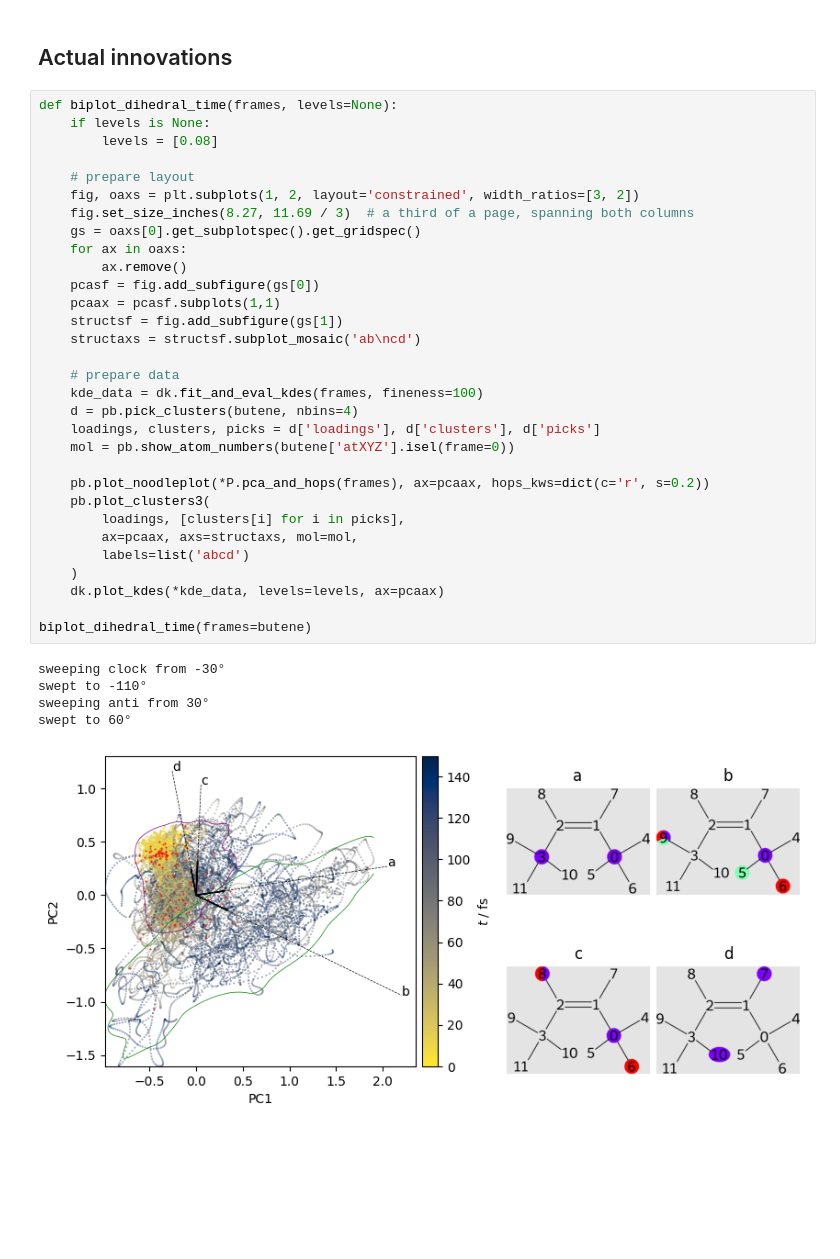
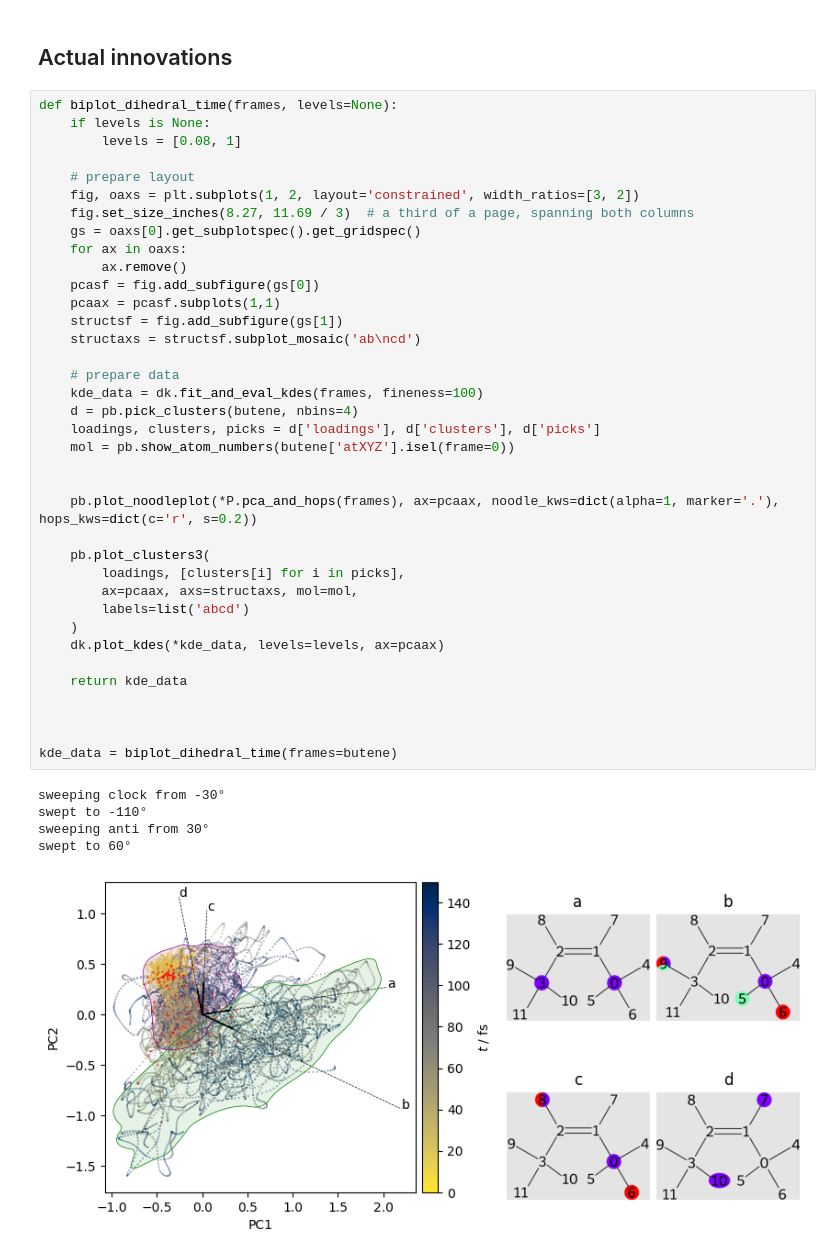
Before and after one commit to SHNITSEL/shnitsel-tools, a Jupyter notebook: tutorials/12_butene_pca.ipynb, the cells around one changed output. Drawn from its saved outputs; the diff is of its cells as text; blank space fills up the shorter version.

```diff
--- a/tutorials/12_butene_pca.ipynb
+++ b/tutorials/12_butene_pca.ipynb
@@ -126,37 +126,43 @@ pb.plot_clusters3(
 # %%
 def biplot_dihedral_time(frames, levels=None):
     if levels is None:
-        levels = [0.08]
+        levels = [0.08, 1]
 
     # prepare layout
     fig, oaxs = plt.subplots(1, 2, layout='constrained', width_ratios=[3, 2])
     fig.set_size_inches(8.27, 11.69 / 3)  # a third of a page, spanning both columns
     gs = oaxs[0].get_subplotspec().get_gridspec()
     for ax in oaxs:
         ax.remove()
     pcasf = fig.add_subfigure(gs[0])
     pcaax = pcasf.subplots(1,1)
     structsf = fig.add_subfigure(gs[1])
     structaxs = structsf.subplot_mosaic('ab\ncd')
 
     # prepare data
     kde_data = dk.fit_and_eval_kdes(frames, fineness=100)
     d = pb.pick_clusters(butene, nbins=4)
     loadings, clusters, picks = d['loadings'], d['clusters'], d['picks']
     mol = pb.show_atom_numbers(butene['atXYZ'].isel(frame=0))
 
-    pb.plot_noodleplot(*P.pca_and_hops(frames), ax=pcaax, hops_kws=dict(c='r', s=0.2))
+
+    pb.plot_noodleplot(*P.pca_and_hops(frames), ax=pcaax, noodle_kws=dict(alpha=1, marker='.'), hops_kws=dict(c='r', s=0.2))
+
     pb.plot_clusters3(
         loadings, [clusters[i] for i in picks],
         ax=pcaax, axs=structaxs, mol=mol,
         labels=list('abcd')
     )
     dk.plot_kdes(*kde_data, levels=levels, ax=pcaax)
 
-biplot_dihedral_time(frames=butene)
+    return kde_data
+
+
+
+kde_data = biplot_dihedral_time(frames=butene)
 # %% [output]
 sweeping clock from -30°
 swept to -110°
 sweeping anti from 30°
 swept to 60°
-[figure, old version]
+[figure, new version]
```
Also changed, not shown: parts of 12 cells of this notebook.
